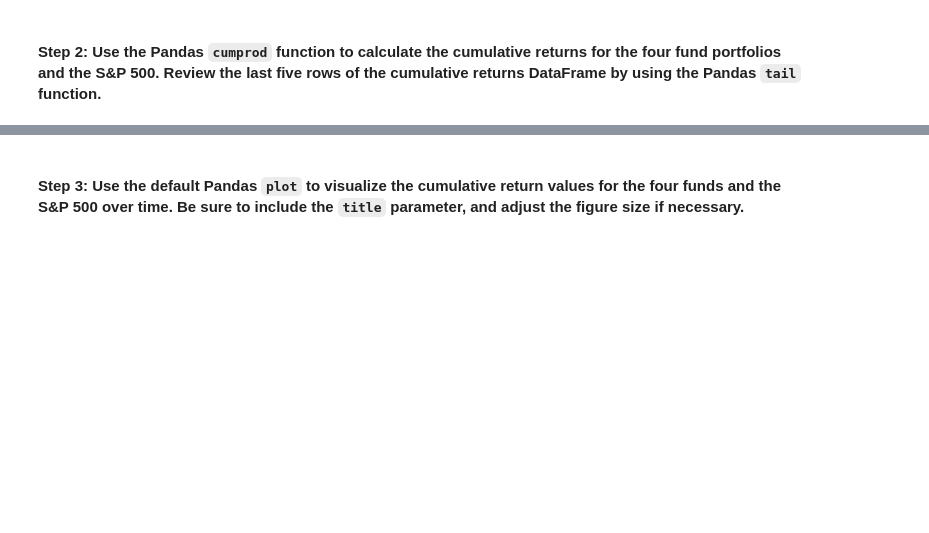
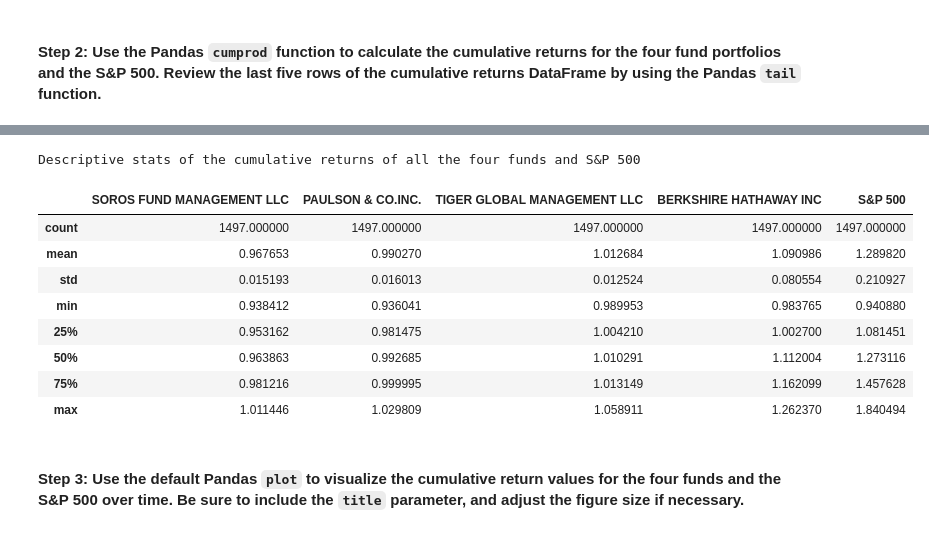
Before and after one commit to dinesh-m/retire_rich, a Jupyter notebook: risk_return_analysis.ipynb, the cells around one changed output, grey strips where cells are left out. Saved outputs shown, nothing was run; the diff lists cells and outputs as text; code cells hidden in the pictures; blank space fills up the shorter version.

```diff
--- a/risk_return_analysis.ipynb
+++ b/risk_return_analysis.ipynb
@@ -162,17 +162,30 @@ whale_nav_daily_returns.plot(figsize=(25, 10), title='Daily Returns - Four Fund
 # %%
 # Calculate and plot the cumulative returns of the 4 fund portfolios and the S&P 500
 whale_nav_cumulative_returns = (1 + whale_nav_daily_returns).cumprod()
 
 # Review the last 5 rows of the cumulative returns DataFrame
 display(whale_nav_cumulative_returns.head())
+
+print(f"Descriptive stats of the cumulative returns of all the four funds and S&P 500")
+whale_nav_cumulative_returns.describe()
 # %% [output]
 |  | SOROS FUND MANAGEMENT LLC | PAULSON & CO.INC. | TIGER GLOBAL MANAGEMENT LLC | BERKSHIRE HATHAWAY INC | S&P 500 |
 | date |  |  |  |  |  |
 | 2014-10-02 | 0.999558 | 1.000150 | 1.000013 | 1.000171 | 1.000154 |
 | 2014-10-03 | 1.000609 | 1.000518 | 1.000407 | 1.001420 | 1.011165 |
 | 2014-10-06 | 1.003066 | 1.000510 | 1.000474 | 1.001688 | 1.009982 |
 | 2014-10-07 | 1.000437 | 1.000193 | 1.000265 | 1.001100 | 0.994392 |
 | 2014-10-08 | 1.000828 | 1.000563 | 1.000507 | 1.001943 | 1.011783 |
+Descriptive stats of the cumulative returns of all the four funds and S&P 500
+|  | SOROS FUND MANAGEMENT LLC | PAULSON & CO.INC. | TIGER GLOBAL MANAGEMENT LLC | BERKSHIRE HATHAWAY INC | S&P 500 |
+| count | 1497.000000 | 1497.000000 | 1497.000000 | 1497.000000 | 1497.000000 |
+| mean | 0.967653 | 0.990270 | 1.012684 | 1.090986 | 1.289820 |
+| std | 0.015193 | 0.016013 | 0.012524 | 0.080554 | 0.210927 |
+| min | 0.938412 | 0.936041 | 0.989953 | 0.983765 | 0.940880 |
+| 25% | 0.953162 | 0.981475 | 1.004210 | 1.002700 | 1.081451 |
+| 50% | 0.963863 | 0.992685 | 1.010291 | 1.112004 | 1.273116 |
+| 75% | 0.981216 | 0.999995 | 1.013149 | 1.162099 | 1.457628 |
+| max | 1.011446 | 1.029809 | 1.058911 | 1.262370 | 1.840494 |
 # %% [markdown]
 #### Step 3: Use the default Pandas `plot` to visualize the cumulative return values for the four funds and the S&P 500 over time. Be sure to include the `title` parameter, and adjust the figure size if necessary.
 # %%
```
Also changed, not shown: parts of 20 cells of this notebook, 2 other files.
